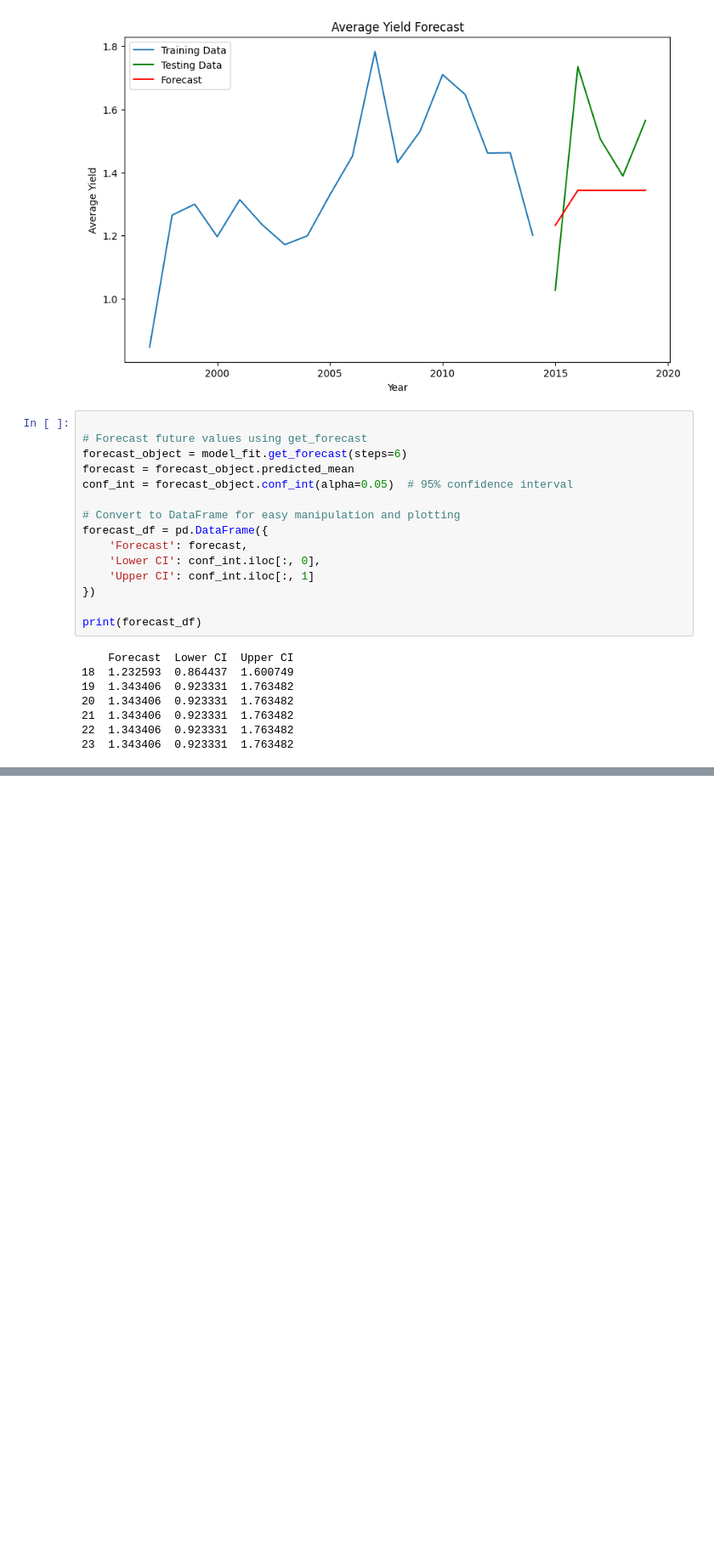
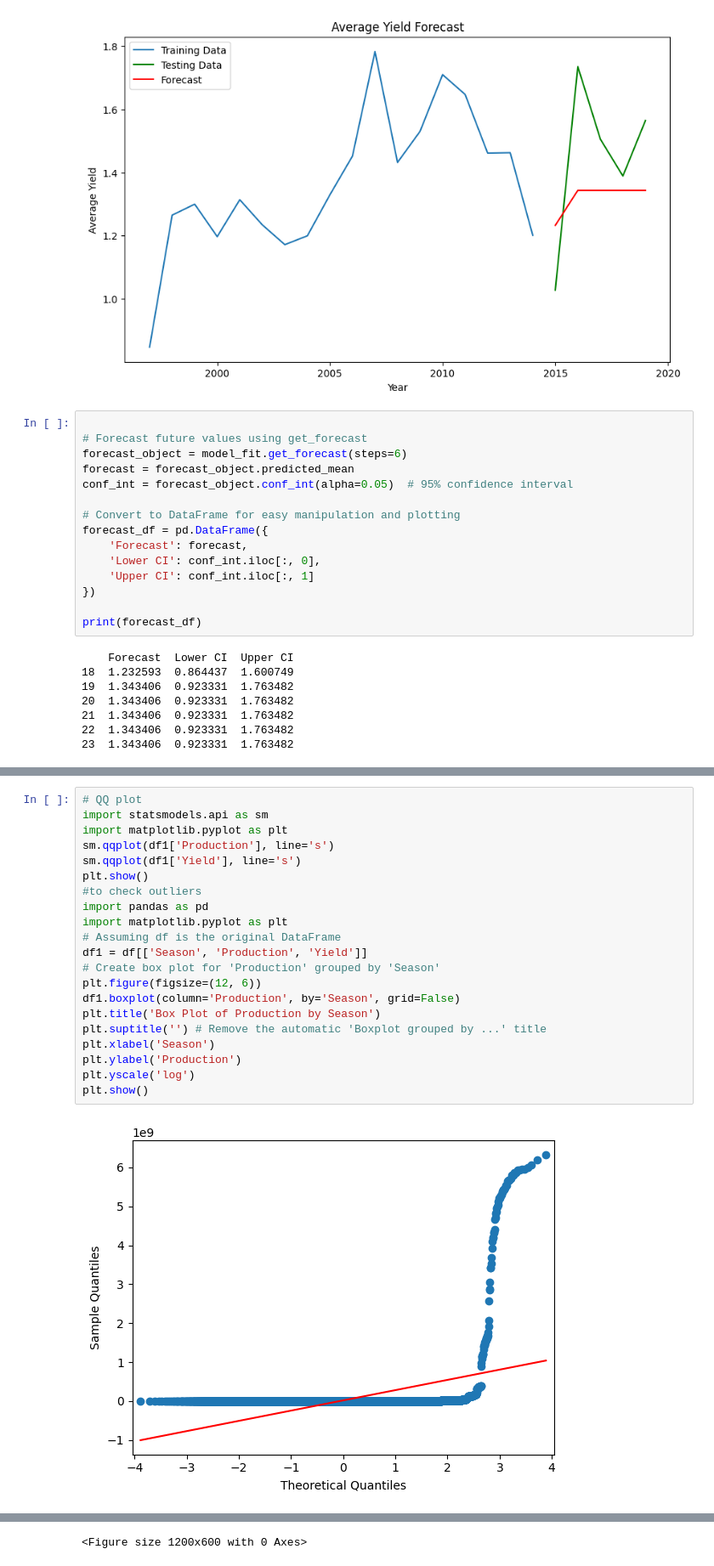
Before and after one commit to haritanair/Time-Series-Analysis_Agricultural-Dataset, a Jupyter notebook: MSc_project_Haritha.ipynb, the cells around one changed output, grey strips where cells are left out. Shown at 85% size. Drawn from its saved outputs; the diff is of its cells as text; blank space fills up the shorter version.

```diff
--- a/MSc_project_Haritha.ipynb
+++ b/MSc_project_Haritha.ipynb
@@ -772,0 +823,23 @@ print(forecast_df)
+# %%
+# QQ plot
+import statsmodels.api as sm
+import matplotlib.pyplot as plt
+sm.qqplot(df1['Production'], line='s')
+sm.qqplot(df1['Yield'], line='s')
+plt.show()
+#to check outliers
+import pandas as pd
+import matplotlib.pyplot as plt
+# Assuming df is the original DataFrame
+df1 = df[['Season', 'Production', 'Yield']]
+# Create box plot for 'Production' grouped by 'Season'
+plt.figure(figsize=(12, 6))
+df1.boxplot(column='Production', by='Season', grid=False)
+plt.title('Box Plot of Production by Season')
+plt.suptitle('') # Remove the automatic 'Boxplot grouped by ...' title
+plt.xlabel('Season')
+plt.ylabel('Production')
+plt.yscale('log')
+plt.show()
+# %% [output]
+[figure, added]
@@ -772,0 +847 @@ print(forecast_df)
+<Figure size 1200x600 with 0 Axes>
```
Also changed, not shown: parts of 15 cells of this notebook.
